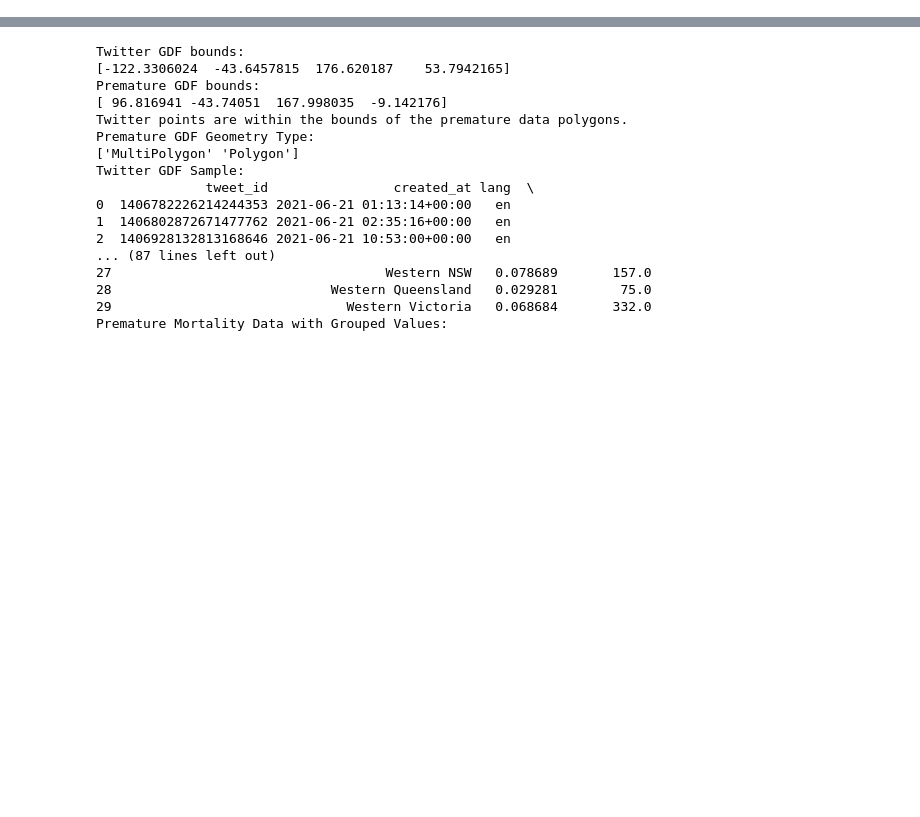
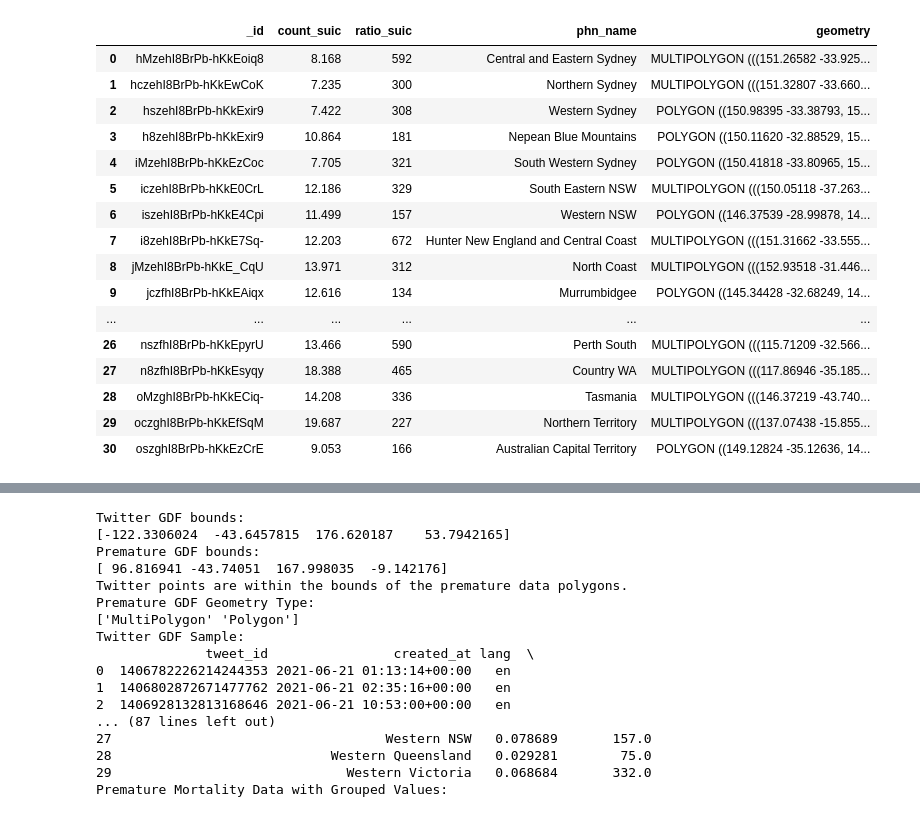
Before and after one commit to pingzhihe/CCC-assignment-2, a Jupyter notebook: Frontend/suicide_and_twitter.ipynb, the cells around one changed output, grey strips where cells are left out. Cells and saved outputs as stored; diff of their text form; code cells hidden in the pictures; blank space fills up the shorter version.

```diff
--- a/Frontend/suicide_and_twitter.ipynb
+++ b/Frontend/suicide_and_twitter.ipynb
@@ -70,3 +72,24 @@ premature_gdf
+# %%
+gdf = premature_gdf
+premature_gdf
+# %% [output]
+|  | _id | count_suic | ratio_suic | phn_name | geometry |
+| 0 | hMzehI8BrPb-hKkEoiq8 | 8.168 | 592 | Central and Eastern Sydney | MULTIPOLYGON (((151.26582 -33.925... |
+| 1 | hczehI8BrPb-hKkEwCoK | 7.235 | 300 | Northern Sydney | MULTIPOLYGON (((151.32807 -33.660... |
+| 2 | hszehI8BrPb-hKkExir9 | 7.422 | 308 | Western Sydney | POLYGON ((150.98395 -33.38793, 15... |
+| 3 | h8zehI8BrPb-hKkExir9 | 10.864 | 181 | Nepean Blue Mountains | POLYGON ((150.11620 -32.88529, 15... |
+| 4 | iMzehI8BrPb-hKkEzCoc | 7.705 | 321 | South Western Sydney | POLYGON ((150.41818 -33.80965, 15... |
+| 5 | iczehI8BrPb-hKkE0CrL | 12.186 | 329 | South Eastern NSW | MULTIPOLYGON (((150.05118 -37.263... |
+| 6 | iszehI8BrPb-hKkE4Cpi | 11.499 | 157 | Western NSW | POLYGON ((146.37539 -28.99878, 14... |
+| 7 | i8zehI8BrPb-hKkE7Sq- | 12.203 | 672 | Hunter New England and Central Coast | MULTIPOLYGON (((151.31662 -33.555... |
+| 8 | jMzehI8BrPb-hKkE_CqU | 13.971 | 312 | North Coast | MULTIPOLYGON (((152.93518 -31.446... |
+| 9 | jczfhI8BrPb-hKkEAiqx | 12.616 | 134 | Murrumbidgee | POLYGON ((145.34428 -32.68249, 14... |
+| ... | ... | ... | ... | ... | ... |
+| 26 | nszfhI8BrPb-hKkEpyrU | 13.466 | 590 | Perth South | MULTIPOLYGON (((115.71209 -32.566... |
+| 27 | n8zfhI8BrPb-hKkEsyqy | 18.388 | 465 | Country WA | MULTIPOLYGON (((117.86946 -35.185... |
+| 28 | oMzghI8BrPb-hKkECiq- | 14.208 | 336 | Tasmania | MULTIPOLYGON (((146.37219 -43.740... |
+| 29 | oczghI8BrPb-hKkEfSqM | 19.687 | 227 | Northern Territory | MULTIPOLYGON (((137.07438 -15.855... |
+| 30 | oszghI8BrPb-hKkEzCrE | 9.053 | 166 | Australian Capital Territory | POLYGON ((149.12824 -35.12636, 14... |
 # %%
 import matplotlib.pyplot as plt
 import seaborn as sns
```
Also changed, not shown: parts of 3 cells of this notebook, 12 other files.
